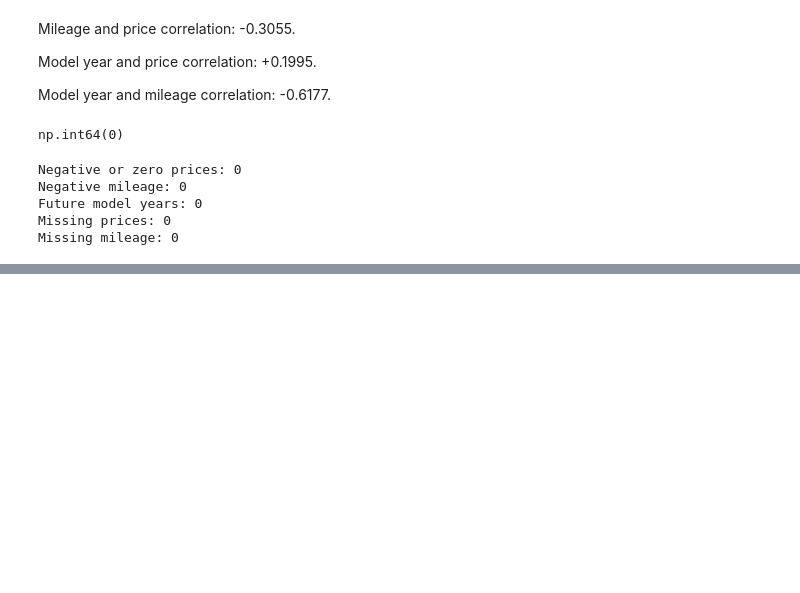
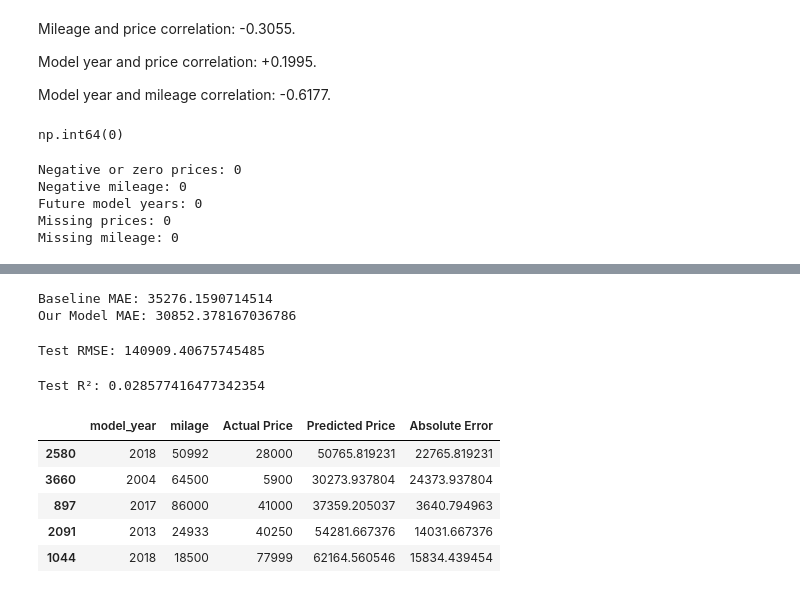
Before and after one commit to Ghostcline/-used-car-price-prediction, a Jupyter notebook: notebooks/01_used_car_prediction.ipynb, the cells around one changed output, grey strips where cells are left out. Drawn from its saved outputs; the diff is of its cells as text; code cells hidden in the pictures; blank space fills up the shorter version.

```diff
--- a/notebooks/01_used_car_prediction.ipynb
+++ b/notebooks/01_used_car_prediction.ipynb
@@ -339,0 +362,8 @@ Missing mileage: 0
+# %%
+from sklearn.preprocessing import StandardScaler
+
+scaler = StandardScaler()
+
+X_train_scaled = scaler.fit_transform(X_train)
+
+X_test_scaled = scaler.transform(X_test)
@@ -339,0 +587,60 @@ Missing mileage: 0
+# %%
+# Calculate the average price from training data
+mean_price = np.mean(y_train_np)
+
+# Predict the same average price for every test car
+baseline_predictions = np.full(
+    len(y_test_np),
+    mean_price
+)
+
+# Calculate baseline MAE
+baseline_mae = np.mean(
+    np.abs(baseline_predictions - y_test_np)
+)
+
+print("Baseline MAE:", baseline_mae)
+print("Our Model MAE:", mae)
+# %% [output]
+Baseline MAE: 35276.1590714514
+Our Model MAE: 30852.378167036786
+# %%
+squared_errors = (y_pred - y_test_np) ** 2
+
+mse = np.mean(squared_errors)
+
+rmse = np.sqrt(mse)
+
+print("Test RMSE:", rmse)
+# %% [output]
+Test RMSE: 140909.40675745485
+# %%
+ss_res = np.sum((y_test_np - y_pred) ** 2)
+
+ss_tot = np.sum(
+    (y_test_np - np.mean(y_test_np)) ** 2
+)
+
+r2 = 1 - (ss_res / ss_tot)
+
+print("Test R²:", r2)
+# %% [output]
+Test R²: 0.028577416477342354
+# %%
+results = X_test.copy()
+
+results["Actual Price"] = y_test
+results["Predicted Price"] = y_pred
+
+results["Absolute Error"] = np.abs(
+    results["Actual Price"] - results["Predicted Price"]
+)
+
+results.head()
+# %% [output]
+|  | model_year | milage | Actual Price | Predicted Price | Absolute Error |
+| 2580 | 2018 | 50992 | 28000 | 50765.819231 | 22765.819231 |
+| 3660 | 2004 | 64500 | 5900 | 30273.937804 | 24373.937804 |
+| 897 | 2017 | 86000 | 41000 | 37359.205037 | 3640.794963 |
+| 2091 | 2013 | 24933 | 40250 | 54281.667376 | 14031.667376 |
+| 1044 | 2018 | 18500 | 77999 | 62164.560546 | 15834.439454 |
```
Also changed, not shown: parts of 17 cells of this notebook.
